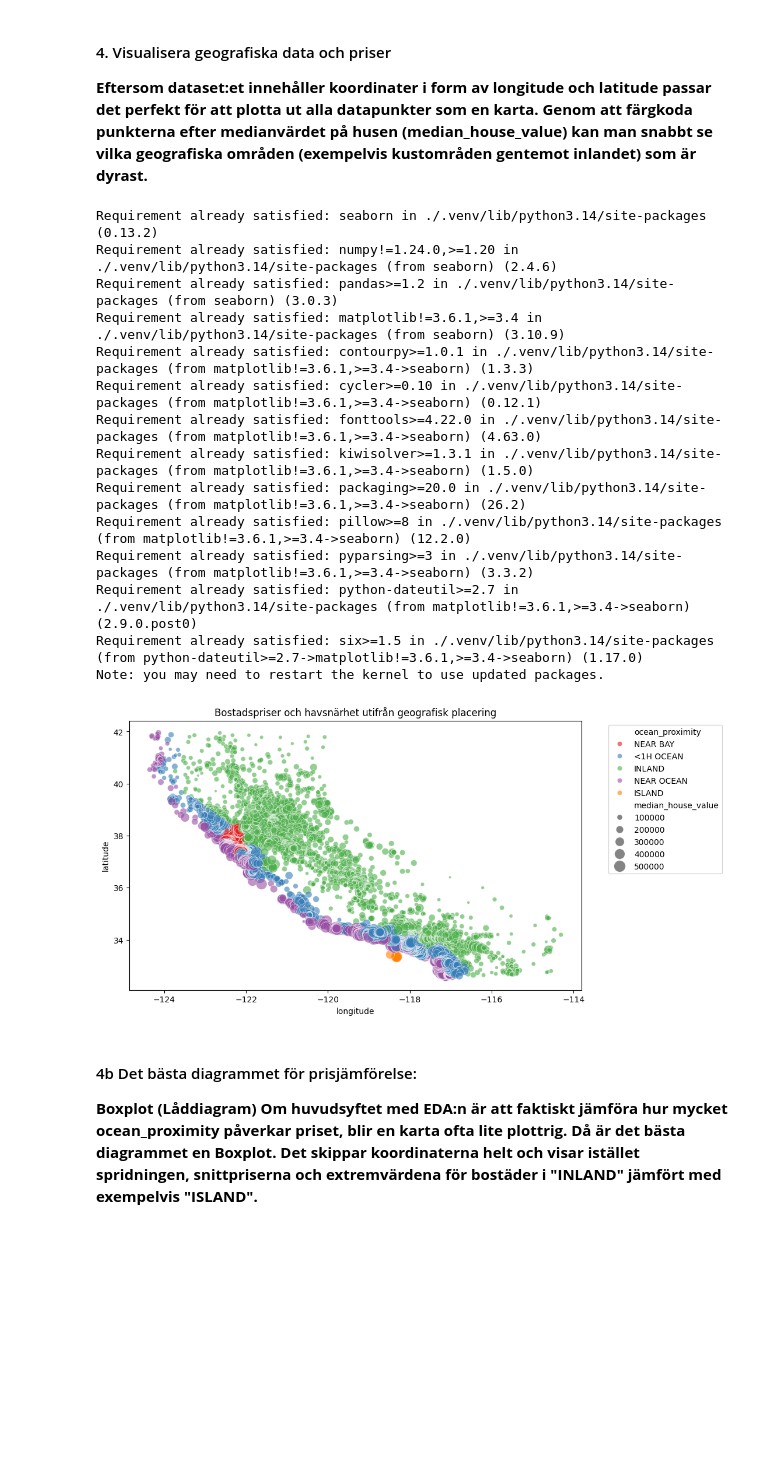
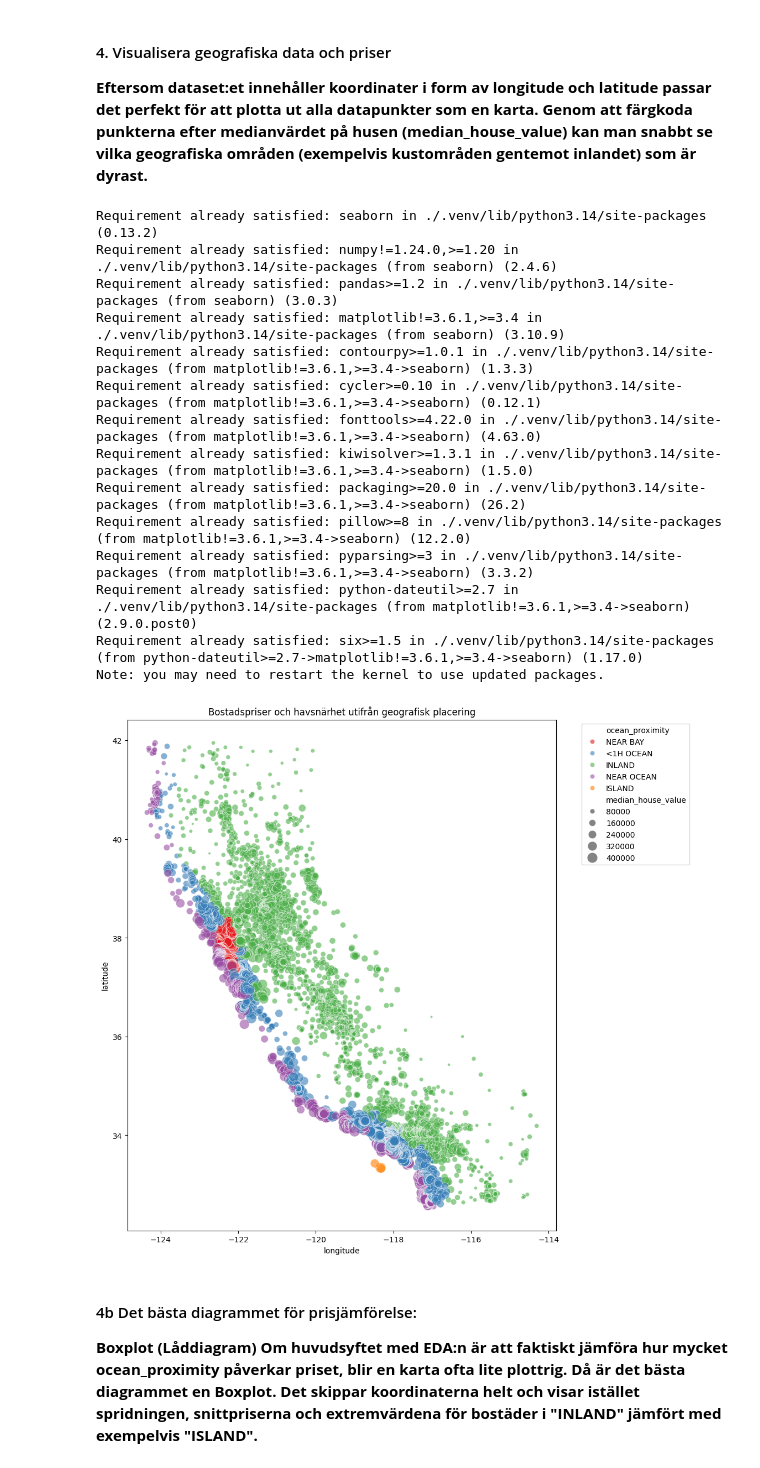
Before and after one commit to tompat1/EDA_pyhon_housing, a Jupyter notebook: EDA_housing.ipynb, the cells around one changed output. Saved outputs shown, nothing was run; the diff lists cells and outputs as text; code cells hidden in the pictures; blank space fills up the shorter version.

```diff
--- a/EDA_housing.ipynb
+++ b/EDA_housing.ipynb
@@ -105,29 +105,43 @@ plt.show()
 # %%
 # install seaborn if missing and import it
 %pip install seaborn
 import seaborn as sns
 
-plt.figure(figsize=(10, 6))
-sns.scatterplot(x='longitude', y='latitude', data=df, hue='ocean_proximity', size='median_house_value', sizes=(10, 200), palette='Set1', alpha=0.6)
+# Recreate the original ocean_proximity category after one-hot encoding
+if 'ocean_proximity' not in df.columns:
+	prox_cols = [col for col in df.columns if col.startswith('ocean_proximity_')]
+	df['ocean_proximity'] = df[prox_cols].idxmax(axis=1).str.replace('ocean_proximity_', '')
+
+plt.figure(figsize=(10, 12))
+sns.scatterplot(
+	x='longitude',
+	y='latitude',
+	data=df,
+	hue='ocean_proximity',
+	size='median_house_value',
+	sizes=(10, 200),
+	palette='Set1',
+	alpha=0.6
+)
 plt.title('Bostadspriser och havsnärhet utifrån geografisk placering')
-plt.legend(bbox_to_anchor=(1.05, 1), loc='upper left') # Flyttar ut förklaringen
+plt.legend(bbox_to_anchor=(1.05, 1), loc='upper left')  # Flyttar ut förklaringen
 plt.show()
 # %% [output]
 Requirement already satisfied: seaborn in ./.venv/lib/python3.14/site-packages (0.13.2)
 Requirement already satisfied: numpy!=1.24.0,>=1.20 in ./.venv/lib/python3.14/site-packages (from seaborn) (2.4.6)
 Requirement already satisfied: pandas>=1.2 in ./.venv/lib/python3.14/site-packages (from seaborn) (3.0.3)
 Requirement already satisfied: matplotlib!=3.6.1,>=3.4 in ./.venv/lib/python3.14/site-packages (from seaborn) (3.10.9)
 Requirement already satisfied: contourpy>=1.0.1 in ./.venv/lib/python3.14/site-packages (from matplotlib!=3.6.1,>=3.4->seaborn) (1.3.3)
 Requirement already satisfied: cycler>=0.10 in ./.venv/lib/python3.14/site-packages (from matplotlib!=3.6.1,>=3.4->seaborn) (0.12.1)
 Requirement already satisfied: fonttools>=4.22.0 in ./.venv/lib/python3.14/site-packages (from matplotlib!=3.6.1,>=3.4->seaborn) (4.63.0)
 Requirement already satisfied: kiwisolver>=1.3.1 in ./.venv/lib/python3.14/site-packages (from matplotlib!=3.6.1,>=3.4->seaborn) (1.5.0)
 Requirement already satisfied: packaging>=20.0 in ./.venv/lib/python3.14/site-packages (from matplotlib!=3.6.1,>=3.4->seaborn) (26.2)
 Requirement already satisfied: pillow>=8 in ./.venv/lib/python3.14/site-packages (from matplotlib!=3.6.1,>=3.4->seaborn) (12.2.0)
 Requirement already satisfied: pyparsing>=3 in ./.venv/lib/python3.14/site-packages (from matplotlib!=3.6.1,>=3.4->seaborn) (3.3.2)
 Requirement already satisfied: python-dateutil>=2.7 in ./.venv/lib/python3.14/site-packages (from matplotlib!=3.6.1,>=3.4->seaborn) (2.9.0.post0)
 Requirement already satisfied: six>=1.5 in ./.venv/lib/python3.14/site-packages (from python-dateutil>=2.7->matplotlib!=3.6.1,>=3.4->seaborn) (1.17.0)
 Note: you may need to restart the kernel to use updated packages.
-[figure, old version]
+[figure, new version]
 # %% [markdown]
 #### 4b Det bästa diagrammet för prisjämförelse:
 **Boxplot (Låddiagram)
```
Also changed, not shown: parts of 9 cells of this notebook.
